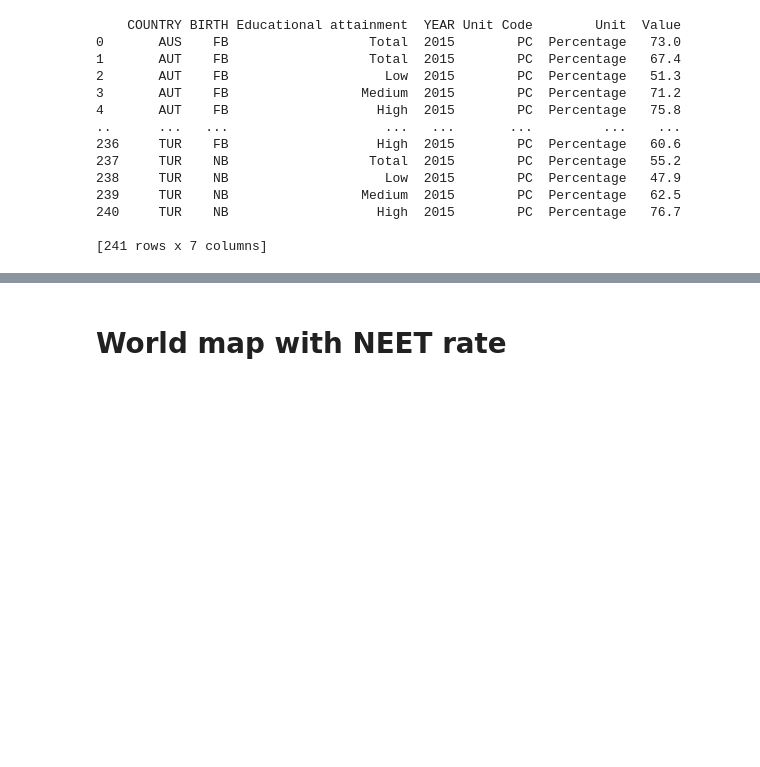
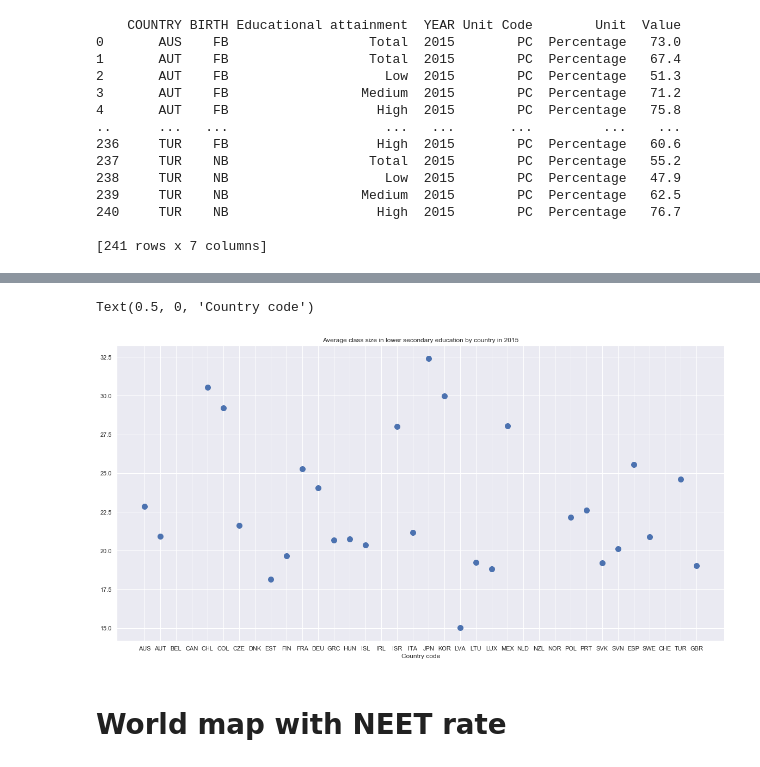
Before and after one commit to Victor-Manach/MODS206, a Jupyter notebook: Data_preparation.ipynb, the cells around one changed output, grey strips where cells are left out. Drawn from its saved outputs; the diff is of its cells as text; code cells hidden in the pictures; blank space fills up the shorter version.

```diff
--- a/Data_preparation.ipynb
+++ b/Data_preparation.ipynb
@@ -91,3 +133,11 @@ for code in oecd_countries.keys():
+# %%
+plt.figure(figsize=(20,10))
+plt.plot(avg_class_size_oecd_general_l2['COUNTRY'], avg_class_size_oecd_general_l2['Value'], 'o', ms=10)
+plt.title('Average class size in lower secondary education by country in 2015')
+plt.xlabel('Country code')
+# %% [output]
+Text(0.5, 0, 'Country code')
+[figure, added]
 # %% [markdown]
 # World map with NEET rate
 # %%
```
Also changed, not shown: parts of 10 cells of this notebook.
